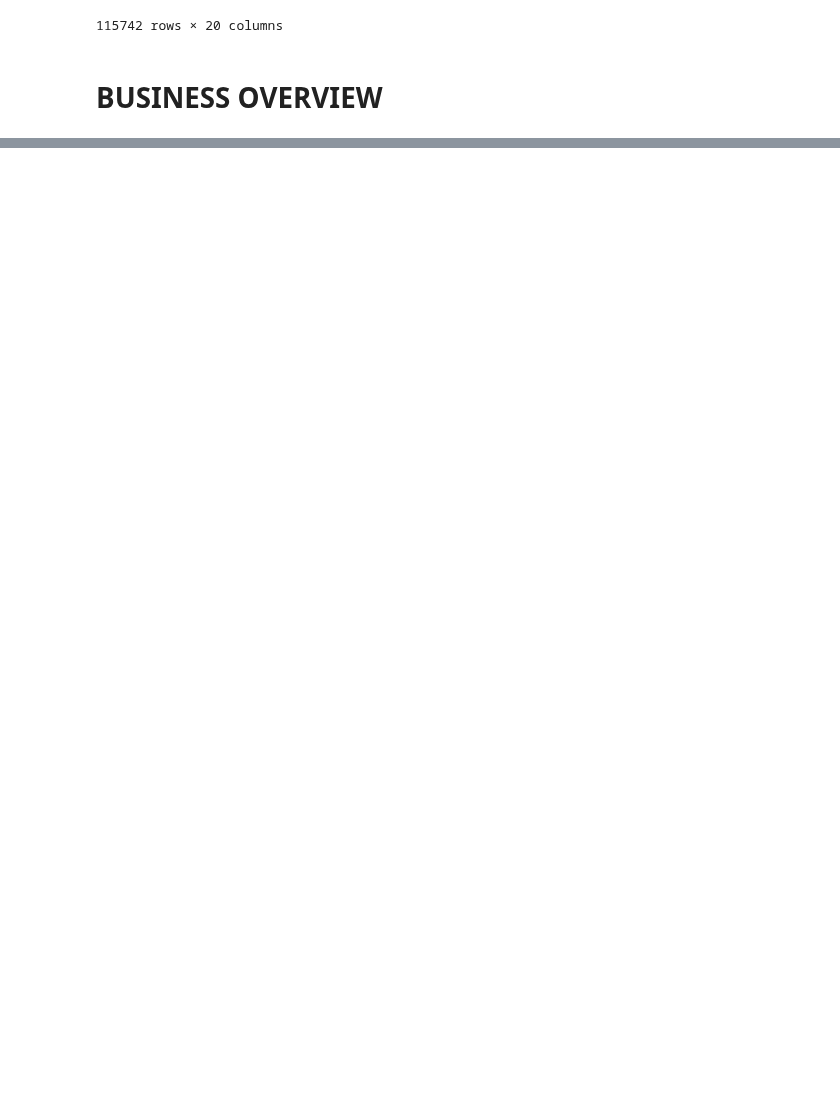
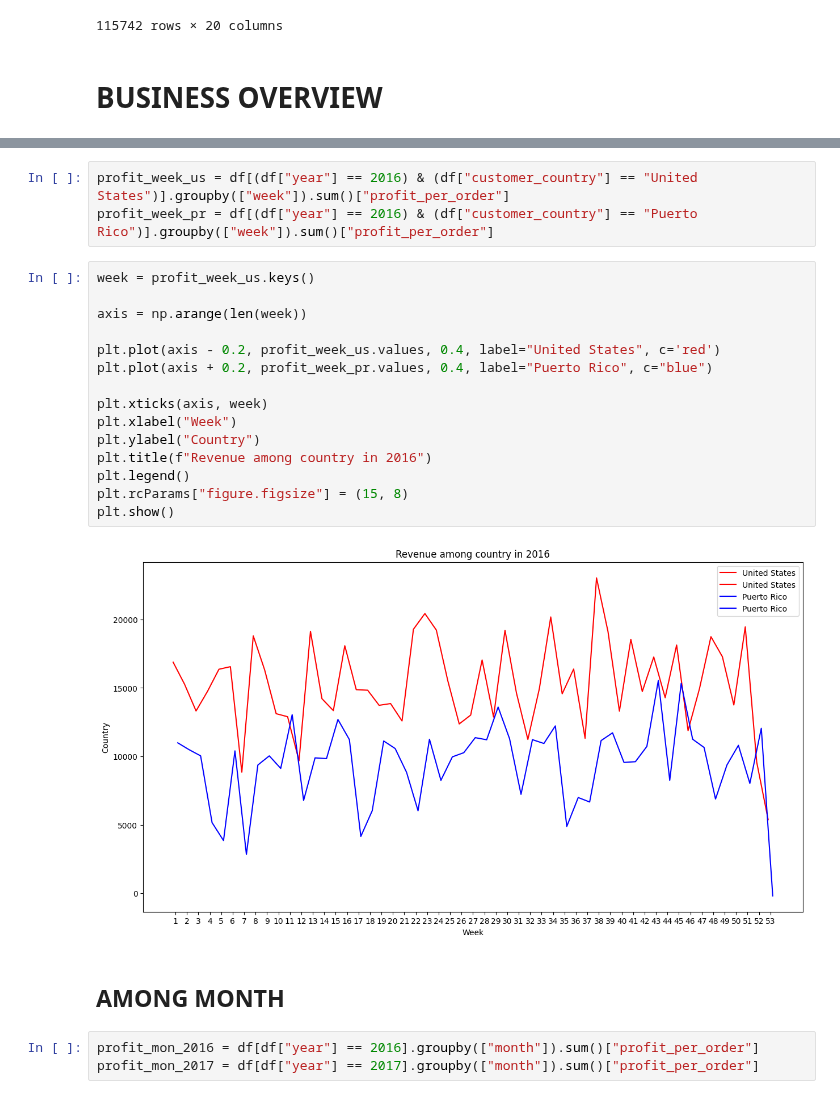
Before and after one commit to Phuong181003/ecommerce, a Jupyter notebook: ecommerce_data.ipynb, the cells around one changed output, grey strips where cells are left out. Cells and saved outputs as stored; diff of their text form; blank space fills up the shorter version.

```diff
--- a/ecommerce_data.ipynb
+++ b/ecommerce_data.ipynb
@@ -266,0 +312,25 @@ def line_chart(data_2016, data_20117, _type):
+# %%
+profit_week_us = df[(df["year"] == 2016) & (df["customer_country"] == "United States")].groupby(["week"]).sum()["profit_per_order"]
+profit_week_pr = df[(df["year"] == 2016) & (df["customer_country"] == "Puerto Rico")].groupby(["week"]).sum()["profit_per_order"]
+# %%
+week = profit_week_us.keys()
+
+axis = np.arange(len(week))
+
+plt.plot(axis - 0.2, profit_week_us.values, 0.4, label="United States", c='red')
+plt.plot(axis + 0.2, profit_week_pr.values, 0.4, label="Puerto Rico", c="blue")
+
+plt.xticks(axis, week)
+plt.xlabel("Week")
+plt.ylabel("Country")
+plt.title(f"Revenue among country in 2016")
+plt.legend()
+plt.rcParams["figure.figsize"] = (15, 8)
+plt.show()
+# %% [output]
+[figure, added]
+# %% [markdown]
+## AMONG MONTH
+# %%
+profit_mon_2016 = df[df["year"] == 2016].groupby(["month"]).sum()["profit_per_order"]
+profit_mon_2017 = df[df["year"] == 2017].groupby(["month"]).sum()["profit_per_order"]
```
Also changed, not shown: parts of 19 cells of this notebook.
